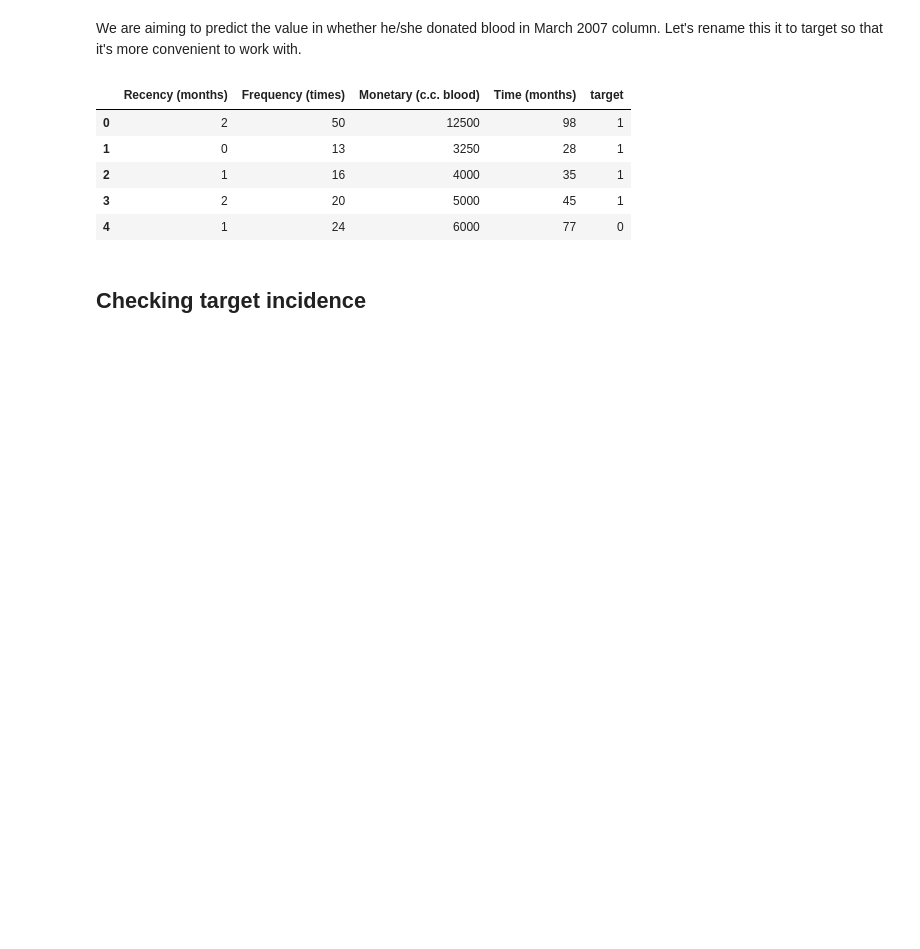
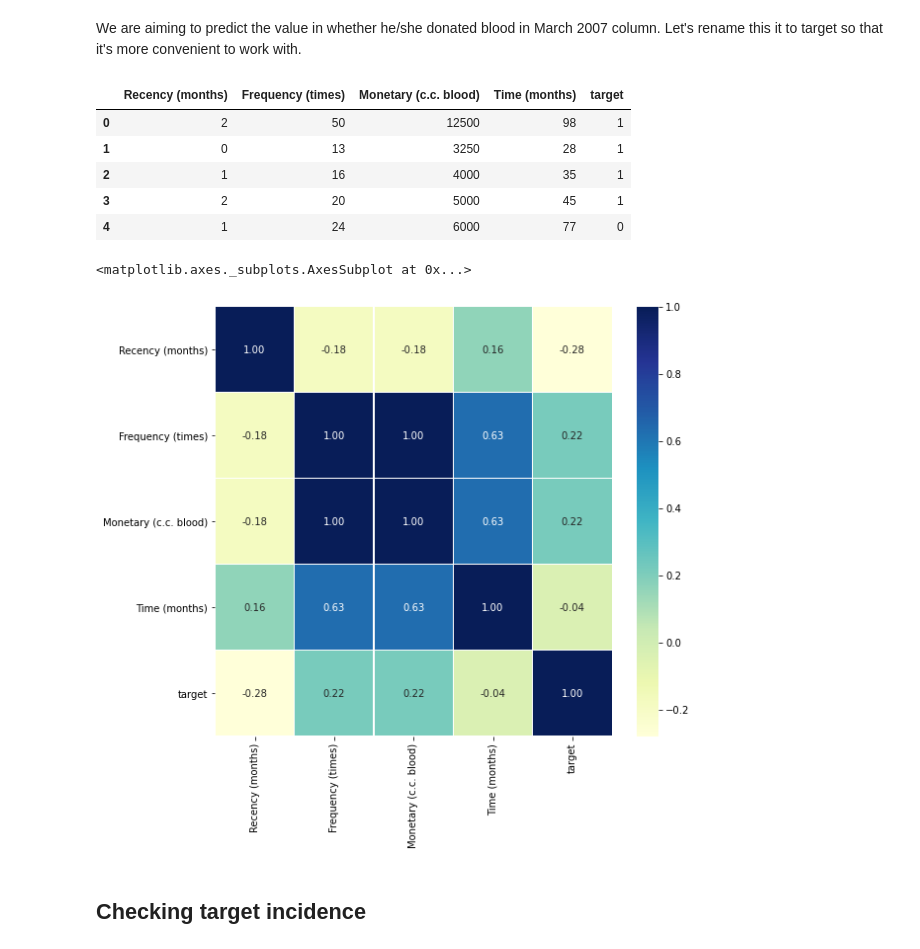
Before and after one commit to chinmairam/Technocolabs-Internship-Project, a Jupyter notebook: Predict Blood Donation for Future Expectancy.ipynb, the cells around one changed output. Drawn from its saved outputs; the diff is of its cells as text; code cells hidden in the pictures; blank space fills up the shorter version.

```diff
--- a/Predict Blood Donation for Future Expectancy.ipynb
+++ b/Predict Blood Donation for Future Expectancy.ipynb
@@ -134,6 +137,16 @@ data.head()
 | 2 | 1 | 16 | 4000 | 35 | 1 |
 | 3 | 2 | 20 | 5000 | 45 | 1 |
 | 4 | 1 | 24 | 6000 | 77 | 0 |
+# %%
+from sklearn.metrics import confusion_matrix
+
+#Correlation between all variables
+corr_mat=data.corr()
+f, ax = plt.subplots(figsize =(9, 8))
+sns.heatmap(corr_mat, ax = ax, cmap ="YlGnBu", linewidths = 0.1,fmt = ".2f",annot=True)
+# %% [output]
+<matplotlib.axes._subplots.AxesSubplot at 0x...>
+[figure, added]
 # %% [markdown]
 ## Checking target incidence
 # %% [markdown]
```
Also changed, not shown: parts of 3 cells of this notebook, 3 other files.
